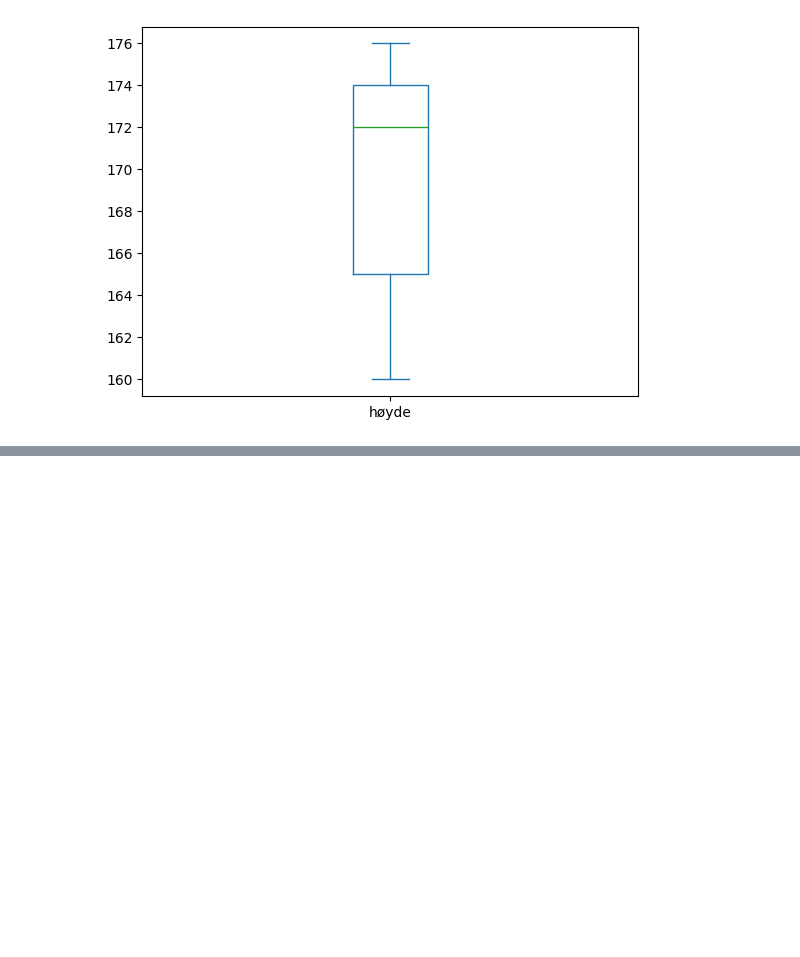
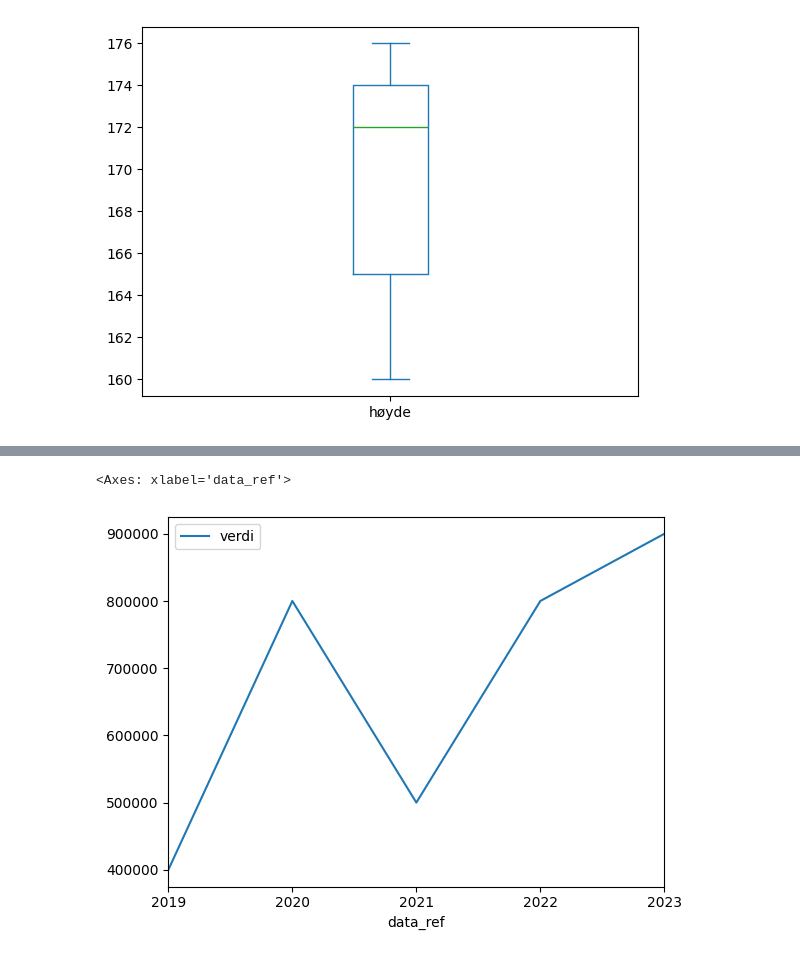
Before and after one commit to pfillipi/statistik_utvikling, a Jupyter notebook: statistik utvikling.ipynb, the cells around one changed output, grey strips where cells are left out. Drawn from its saved outputs; the diff is of its cells as text; code cells hidden in the pictures; blank space fills up the shorter version.

Commit message:
datetime

```diff
--- a/statistik utvikling.ipynb
+++ b/statistik utvikling.ipynb
@@ -217,0 +227,2 @@ dict_fakturering = {'data_ref': ['2019-01-01', '2020-01-01', '2021-01-01', '2022
+# %%
+df_fakturering = pd.DataFrame.from_dict(dict_fakturering)
@@ -217,0 +250,2 @@ dict_fakturering = {'data_ref': ['2019-01-01', '2020-01-01', '2021-01-01', '2022
+# %%
+df_fakturering['data_ref'] = pd.to_datetime(df_fakturering['data_ref'])
@@ -217,0 +264,6 @@ dict_fakturering = {'data_ref': ['2019-01-01', '2020-01-01', '2021-01-01', '2022
+# %%
+# Graf med linjer
+df_fakturering.plot.line(x='data_ref', y='verdi')
+# %% [output]
+<Axes: xlabel='data_ref'>
+[figure, added]
```
Also changed, not shown: parts of 4 cells of this notebook.
